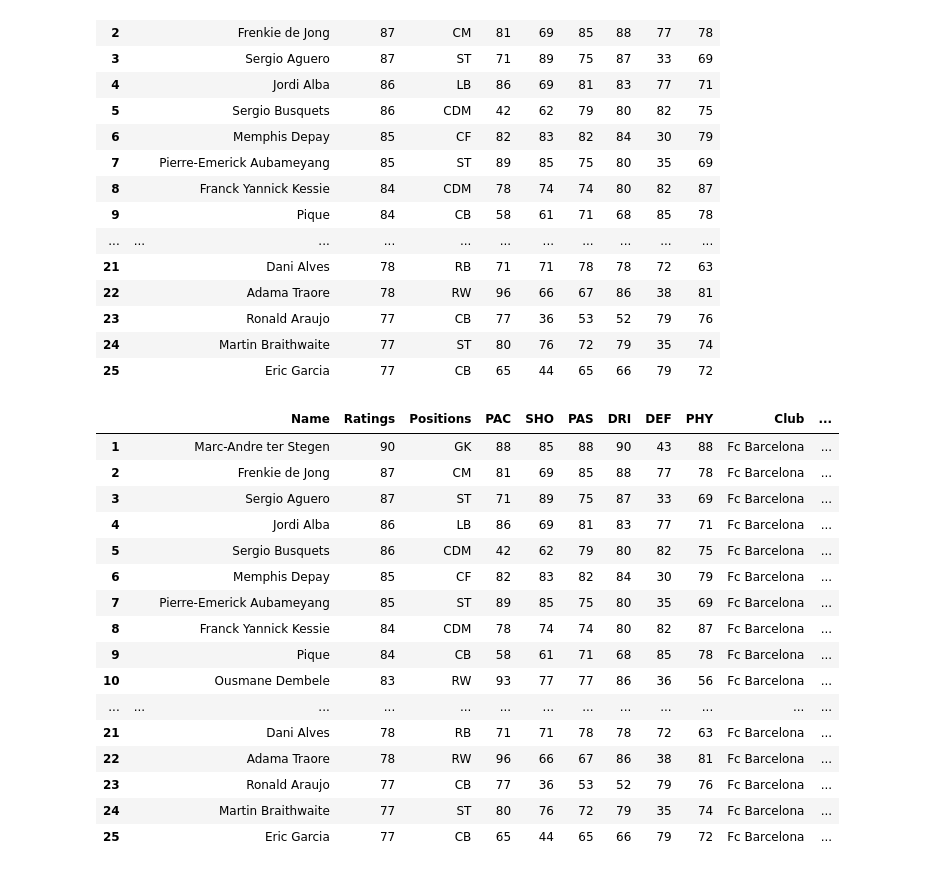
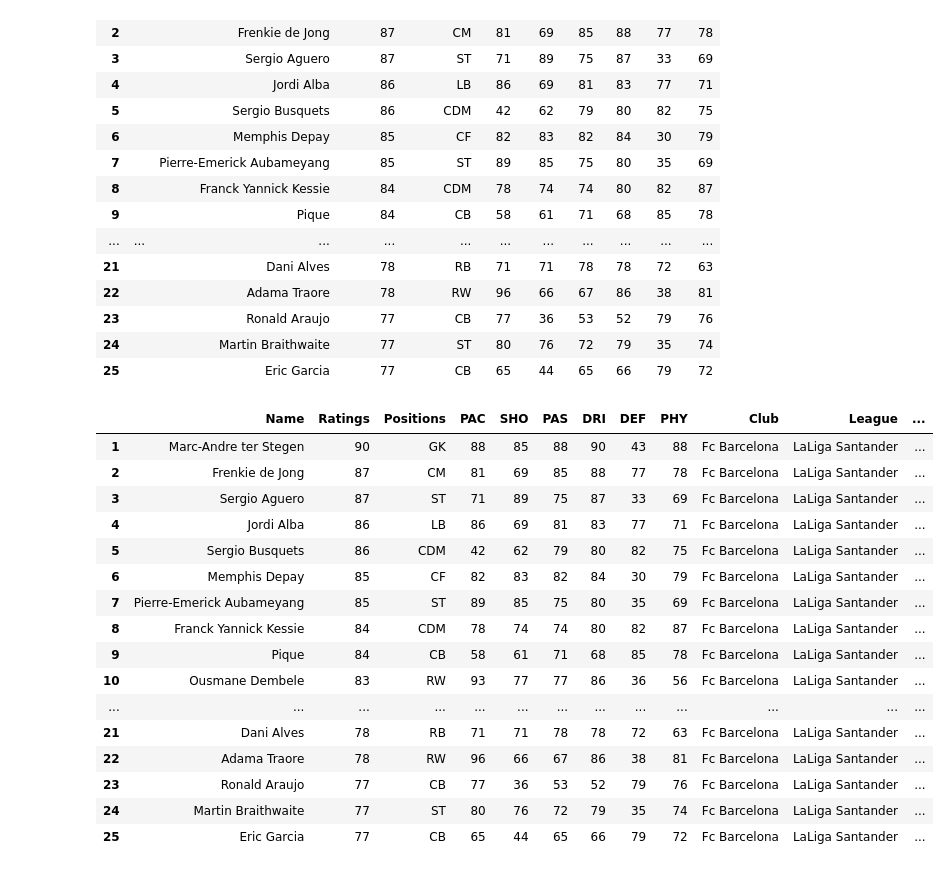
Before and after one commit to Jaimemanrique/Proyecto-ETL, a Jupyter notebook: Proyect-ETL.ipynb, the cells around one changed output. Cells and saved outputs as stored; diff of their text form; code cells hidden in the pictures.

```diff
--- a/Proyect-ETL.ipynb
+++ b/Proyect-ETL.ipynb
@@ -748,23 +732,24 @@ df_barca['Club'] = 'Fc Barcelona'
 df_barca['League'] = 'LaLiga Santander'
 # %%
 df_barca.drop(df_barca.index[0], inplace = True)
-# %%
-df_barca
-# %% [output]
-|  |  | Name | Ratings | Positions | PAC | SHO | PAS | DRI | DEF | PHY | Club | ... |
-| 1 |  | Marc-Andre ter Stegen | 90 | GK | 88 | 85 | 88 | 90 | 43 | 88 | Fc Barcelona | ... |
-| 2 |  | Frenkie de Jong | 87 | CM | 81 | 69 | 85 | 88 | 77 | 78 | Fc Barcelona | ... |
-| 3 |  | Sergio Aguero | 87 | ST | 71 | 89 | 75 | 87 | 33 | 69 | Fc Barcelona | ... |
-| 4 |  | Jordi Alba | 86 | LB | 86 | 69 | 81 | 83 | 77 | 71 | Fc Barcelona | ... |
-| 5 |  | Sergio Busquets | 86 | CDM | 42 | 62 | 79 | 80 | 82 | 75 | Fc Barcelona | ... |
-| 6 |  | Memphis Depay | 85 | CF | 82 | 83 | 82 | 84 | 30 | 79 | Fc Barcelona | ... |
-| 7 |  | Pierre-Emerick Aubameyang | 85 | ST | 89 | 85 | 75 | 80 | 35 | 69 | Fc Barcelona | ... |
-| 8 |  | Franck Yannick Kessie | 84 | CDM | 78 | 74 | 74 | 80 | 82 | 87 | Fc Barcelona | ... |
-| 9 |  | Pique | 84 | CB | 58 | 61 | 71 | 68 | 85 | 78 | Fc Barcelona | ... |
-| 10 |  | Ousmane Dembele | 83 | RW | 93 | 77 | 77 | 86 | 36 | 56 | Fc Barcelona | ... |
-| ... | ... | ... | ... | ... | ... | ... | ... | ... | ... | ... | ... | ... |
-| 21 |  | Dani Alves | 78 | RB | 71 | 71 | 78 | 78 | 72 | 63 | Fc Barcelona | ... |
-| 22 |  | Adama Traore | 78 | RW | 96 | 66 | 67 | 86 | 38 | 81 | Fc Barcelona | ... |
-| 23 |  | Ronald Araujo | 77 | CB | 77 | 36 | 53 | 52 | 79 | 76 | Fc Barcelona | ... |
-| 24 |  | Martin Braithwaite | 77 | ST | 80 | 76 | 72 | 79 | 35 | 74 | Fc Barcelona | ... |
-| 25 |  | Eric Garcia | 77 | CB | 65 | 44 | 65 | 66 | 79 | 72 | Fc Barcelona | ... |
+# %%
+df_barca['Temporada'] = '2021/2022'
+df_barca
+# %% [output]
+|  | Name | Ratings | Positions | PAC | SHO | PAS | DRI | DEF | PHY | Club | League | ... |
+| 1 | Marc-Andre ter Stegen | 90 | GK | 88 | 85 | 88 | 90 | 43 | 88 | Fc Barcelona | LaLiga Santander | ... |
+| 2 | Frenkie de Jong | 87 | CM | 81 | 69 | 85 | 88 | 77 | 78 | Fc Barcelona | LaLiga Santander | ... |
+| 3 | Sergio Aguero | 87 | ST | 71 | 89 | 75 | 87 | 33 | 69 | Fc Barcelona | LaLiga Santander | ... |
+| 4 | Jordi Alba | 86 | LB | 86 | 69 | 81 | 83 | 77 | 71 | Fc Barcelona | LaLiga Santander | ... |
+| 5 | Sergio Busquets | 86 | CDM | 42 | 62 | 79 | 80 | 82 | 75 | Fc Barcelona | LaLiga Santander | ... |
+| 6 | Memphis Depay | 85 | CF | 82 | 83 | 82 | 84 | 30 | 79 | Fc Barcelona | LaLiga Santander | ... |
+| 7 | Pierre-Emerick Aubameyang | 85 | ST | 89 | 85 | 75 | 80 | 35 | 69 | Fc Barcelona | LaLiga Santander | ... |
+| 8 | Franck Yannick Kessie | 84 | CDM | 78 | 74 | 74 | 80 | 82 | 87 | Fc Barcelona | LaLiga Santander | ... |
+| 9 | Pique | 84 | CB | 58 | 61 | 71 | 68 | 85 | 78 | Fc Barcelona | LaLiga Santander | ... |
+| 10 | Ousmane Dembele | 83 | RW | 93 | 77 | 77 | 86 | 36 | 56 | Fc Barcelona | LaLiga Santander | ... |
+| ... | ... | ... | ... | ... | ... | ... | ... | ... | ... | ... | ... | ... |
+| 21 | Dani Alves | 78 | RB | 71 | 71 | 78 | 78 | 72 | 63 | Fc Barcelona | LaLiga Santander | ... |
+| 22 | Adama Traore | 78 | RW | 96 | 66 | 67 | 86 | 38 | 81 | Fc Barcelona | LaLiga Santander | ... |
+| 23 | Ronald Araujo | 77 | CB | 77 | 36 | 53 | 52 | 79 | 76 | Fc Barcelona | LaLiga Santander | ... |
+| 24 | Martin Braithwaite | 77 | ST | 80 | 76 | 72 | 79 | 35 | 74 | Fc Barcelona | LaLiga Santander | ... |
+| 25 | Eric Garcia | 77 | CB | 65 | 44 | 65 | 66 | 79 | 72 | Fc Barcelona | LaLiga Santander | ... |
```
Also changed, not shown: parts of 34 cells of this notebook, 1 other file.
